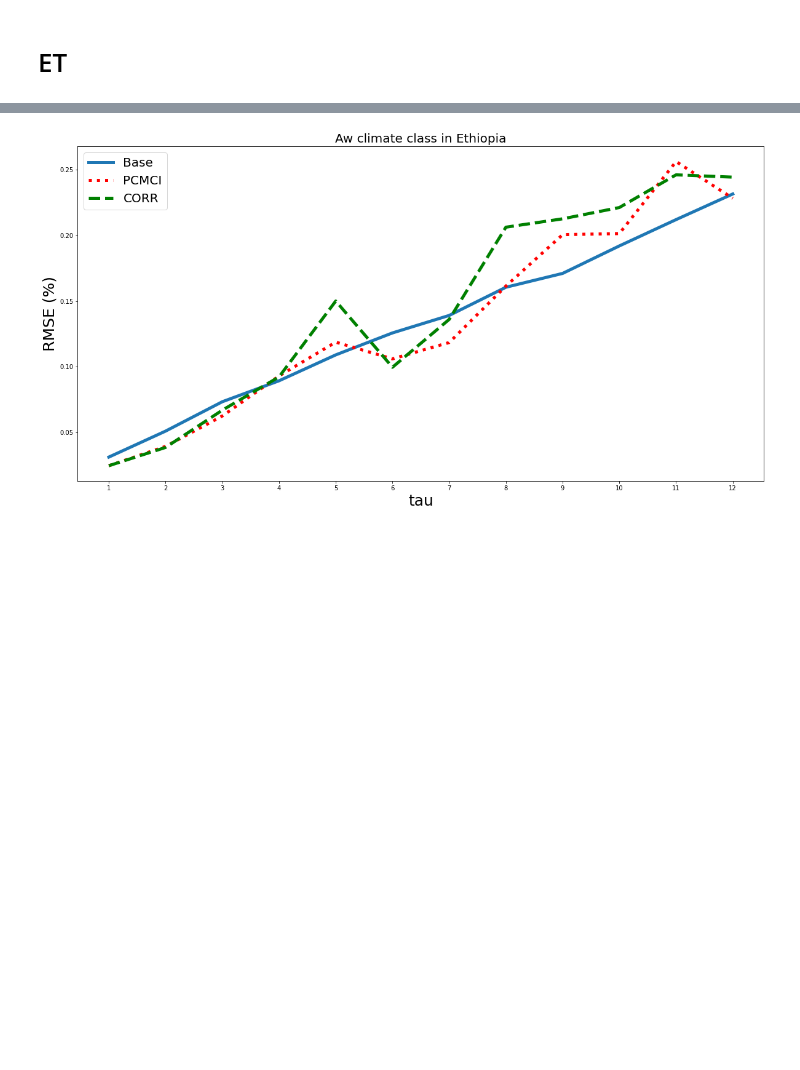
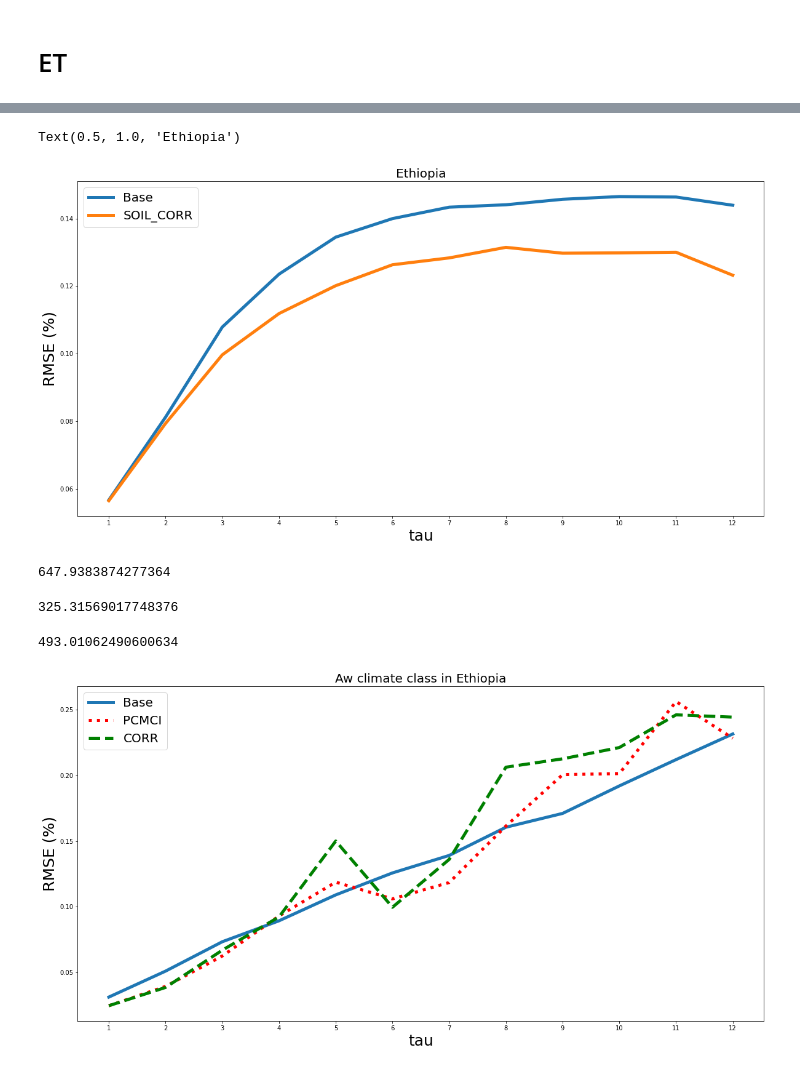
Before and after one commit to alchemist5617/timeseries-networks, a Jupyter notebook: whole_data_validation/Results.ipynb, the cells around one changed output, grey strips where cells are left out. Cells and saved outputs as stored; diff of their text form; code cells hidden in the pictures; blank space fills up the shorter version.

```diff
--- a/whole_data_validation/Results.ipynb
+++ b/whole_data_validation/Results.ipynb
@@ -259,0 +150,37 @@ plt.savefig("ET.png")
+# %%
+corr_soil = []
+#pcmci_soil_1 = []
+base = []
+n_components_soil = 40
+f = 12
+step = 1
+test_start = 1983
+test_end = 2015
+N = 303
+for tau in range(1,13,1):
+    base.append(np.nanmean(np.load("../../whole_data_results/ET_orac/corr_soil/base_{}_{}_{}_{}_{}.npy".format(f,step,test_start,test_end,tau))))
+    corr_soil.append(np.nanmean(np.load("../../whole_data_results/ET_orac/corr_soil/model_{}_{}_{}_{}_{}.npy".format(f,step,test_start,test_end,tau))))
+    #pcmci_soil_1.append(np.nanmean(np.load("../../whole_data_results/ET_orac/pcmci_soil/model_{}_{}_{}_{}_{}_{}_1.npy".format(f,step,test_start,test_end,tau,n_components_soil))))
+# %%
+base = np.sqrt(base)/N
+corr_soil = np.sqrt(corr_soil)/N
+#pcmci_soil_1 = np.sqrt(pcmci_soil_1)/N
+# %%
+tau = np.arange(1,13)
+plt.plot(tau, base, label = "Base", linewidth=5, linestyle="solid")
+#plt.plot(tau, pcmci_soil, label = 'SOIL_PCMCI_1', linewidth=5, linestyle="dotted", color='red')
+plt.plot(tau, corr_soil, label = 'SOIL_CORR', linewidth=5)
+#plt.plot(tau, pcmci_cluster, label = 'PCMCI_CLUSTER', linewidth=5)
+#plt.plot(tau, pcmci_hybrid, label = 'PCMCI_HYBRID', linewidth=5)
+plt.xlabel("tau",fontsize = 25)
+plt.ylabel("RMSE (%)", fontsize = 25)
+plt.legend(fontsize = 20)
+plt.xticks(np.arange(min(tau), max(tau)+1, 1.0));
+#plt.axvline(5)
+#plt.axvline(10)
+#plt.xticks(fontsize=18)
+plt.title("Ethiopia", fontsize = 20)
+#plt.savefig("ET.png")
+# %% [output]
+Text(0.5, 1.0, 'Ethiopia')
+[figure, added]
@@ -260,3 +200,15 @@ plt.savefig("ET.png")
+# %%
+np.std(corr[7,:])
+# %% [output]
+647.9383874277364
+# %%
+np.std(corr[11,:])
+# %% [output]
+325.31569017748376
+# %%
+np.std(pcmci[10,:])
+# %% [output]
+493.01062490600634
 # %%
 class_name = "Aw"
 base = []
```
Also changed, not shown: parts of 29 cells of this notebook, 39 other files.
